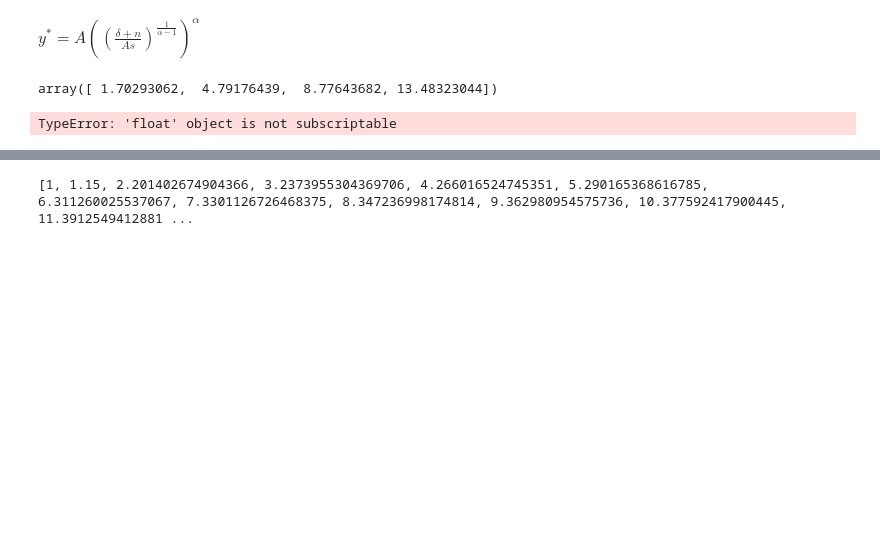
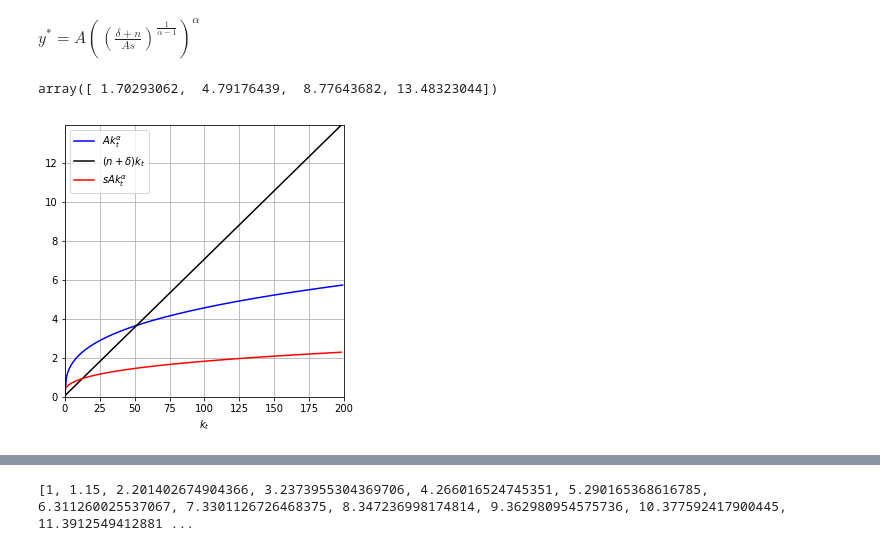
Before and after one commit to NumEconCopenhagen/projects-2020-1001numpyarrays, a Jupyter notebook: modelproject/modelproject.ipynb, the cells around one changed output, grey strips where cells are left out. Drawn from its saved outputs; the diff is of its cells as text; code cells hidden in the pictures; blank space fills up the shorter version.

```diff
--- a/modelproject/modelproject.ipynb
+++ b/modelproject/modelproject.ipynb
@@ -131,44 +128,41 @@ steady_state_capital_func(delta,n,A,savings_vec,alpha)
 # %% [output]
 array([ 1.70293062,  4.79176439,  8.77643682, 13.48323044])
 # %%
-def solow_graph(k,delta,n,A,s,alpha,t):
-    # array of k values
+def solow_graph_1(k,delta,n,A,s,alpha,t):
+
     kvec = [k]
-    # savings path
+        # savings path
     svec = []
-    # depreciation path
+        # depreciation path
     deltavec = []
+
+    for t_ in range(1,t):
+        depreciation = (delta+n)*t_
+        deltavec.append(depreciation)
 
 
     for t_ in range(1,t):
         savings = s*A*t_**alpha
-        #k_extended = t_ + savings - delta
-        #depreciation_path = (delta+n)*t_
         svec.append(savings)
-        #kvec.append(k_extended)
-        #deltavec.append(depreciation_path)
+
 
     for t_ in range(1, t):
-        savings = s*A*t_**alpha
-        k_extended = t_ + savings - t_*delta
+        k_extended = A*t_**alpha
         kvec.append(k_extended)
 
-    for t_ in range(1,t):
-        depreciation_path = (delta+n)*t_
-        deltavec.append(depreciation_path)
 
 
     plt.figure(figsize=(5,5))
-    plt.plot(k_extended[:t], label='$sBk_t^{\u03B1}$', color = 'blue')
-    plt.plot(depreciation_path[:t], label = '$(n+\delta)k_t$', color = 'black')
-    plt.plot(savings[:t], label = '$(n+\delta)k_t$', color = 'red')
+    plt.plot(kvec[:t], label='$Ak_t^{\u03B1}$', color = 'blue')
+    plt.plot(deltavec[:t], label = '$(n+\delta)k_t$', color = 'black')
+    plt.plot(svec[:t], label = '$sAk_t^{\u03B1}$', color = 'red')
     plt.xlim(0,t)
-    plt.ylim(0,depreciation_path[-1])
+    plt.ylim(0,deltavec[-1])
     plt.xlabel('$k_t$')
     plt.grid(True)
     plt.legend()
     return plt.show()
 # %%
-solow_graph(0,0.05,0.02,1,0.2,0.33,100)
+solow_graph_1(0.1,0.05,0.02,1,0.4,0.33,200)
 # %% [output]
-TypeError: 'float' object is not subscriptable
+[figure, added]
```
Also changed, not shown: parts of 4 cells of this notebook.
